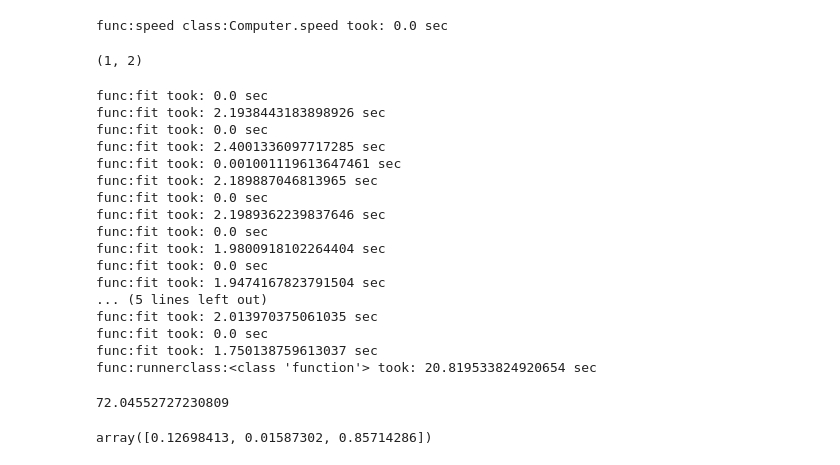
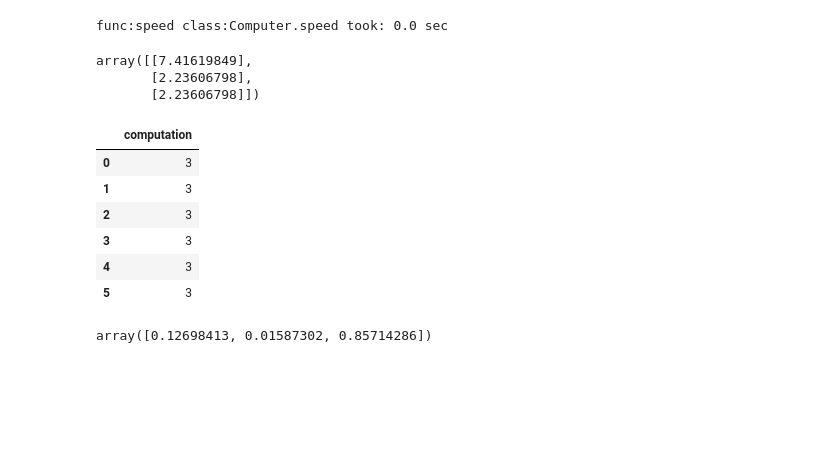
Before and after one commit to hsmmi/Exact-Acceleration-of-K-Means-and-K-Means-parallel, a Jupyter notebook: mohammad_workspace/test.ipynb, the cells around one changed output. Drawn from its saved outputs; the diff is of its cells as text; code cells hidden in the pictures; blank space fills up the shorter version.

Commit message:
add distance computations logger

```diff
--- a/mohammad_workspace/test.ipynb
+++ b/mohammad_workspace/test.ipynb
@@ -167,31 +207,3 @@ c=Computer(10)
 c.speed()
 # %% [output]
 func:speed class:Computer.speed took: 0.0 sec
-# %%
-beta=t.sample_weight/np.sum(t.sample_weight)
-new_seed(x.sample,1,beta).shape
-# %% [output]
-(1, 2)
-# %%
-t=AKLL(x)
-# c=t.fit(2,5,4)
-runner(10,2)
-# %% [output]
-func:fit took: 0.0 sec
-func:fit took: 2.1938443183898926 sec
-func:fit took: 0.0 sec
-func:fit took: 2.4001336097717285 sec
-func:fit took: 0.001001119613647461 sec
-func:fit took: 2.189887046813965 sec
-func:fit took: 0.0 sec
-func:fit took: 2.1989362239837646 sec
-func:fit took: 0.0 sec
-func:fit took: 1.9800918102264404 sec
-func:fit took: 0.0 sec
-func:fit took: 1.9474167823791504 sec
-... (5 lines left out)
-func:fit took: 2.013970375061035 sec
-func:fit took: 0.0 sec
-func:fit took: 1.750138759613037 sec
-func:runnerclass:<class 'function'> took: 20.819533824920654 sec
-72.04552727230809
@@ -198 +232,20 @@ func:runnerclass:<class 'function'> took: 20.819533824920654 sec
+# %%
+i=np.array([[1,2,3,4,5],[1,3,5,7,9],[1,3,5,7,9]])
+j=np.array([[2,4,6,8,10]])
+
+dist(i,j)
+# %% [output]
+array([[7.41619849],
+       [2.23606798],
+       [2.23606798]])
+# %%
+pd.read_csv('log.csv',encoding='utf-8-sig')
+# %% [output]
+|  | computation |
+| 0 | 3 |
+| 1 | 3 |
+| 2 | 3 |
+| 3 | 3 |
+| 4 | 3 |
+| 5 | 3 |
 # %%
```
Also changed, not shown: parts of 23 cells of this notebook, 1 other file.
